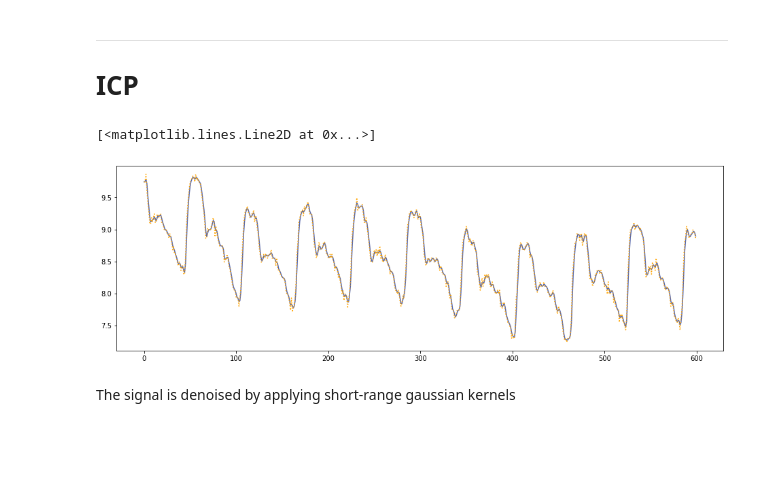
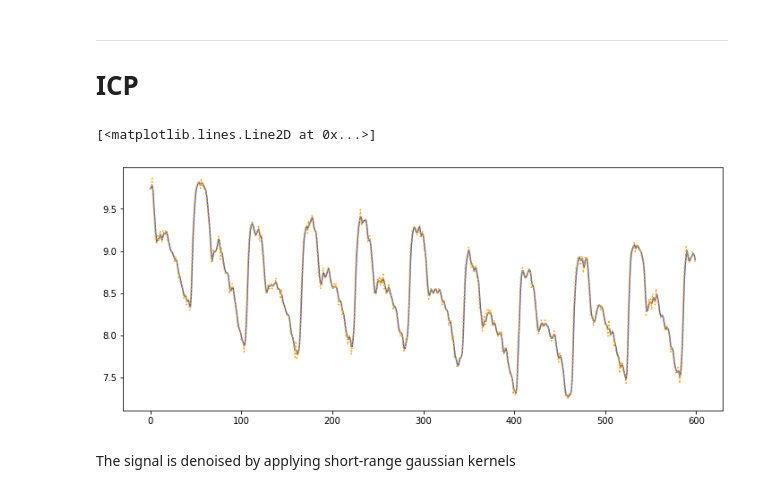
Before and after one commit to opeltre/revert, a Jupyter notebook: notebooks/friday.ipynb, the cells around one changed output. Saved outputs shown, nothing was run; the diff lists cells and outputs as text; code cells hidden in the pictures; blank space fills up the shorter version.

```diff
--- a/notebooks/friday.ipynb
+++ b/notebooks/friday.ipynb
@@ -83,15 +83,15 @@ Temporal methods are more suited for non-linear systems.
 # %%
 import icp
 f = icp.file(0)
 p_raw = f.icp(600)
 p = sig.heat(0.8)(p_raw)
 
-plt.figure(figsize=(16, 5))
+plt.figure(figsize=(12, 5))
 plt.plot(p, color="#56a")
 plt.plot(p_raw, color="orange", linestyle="dotted")
 # %% [output]
 [<matplotlib.lines.Line2D at 0x...>]
-[figure, old version]
+[figure, new version]
 # %% [markdown]
 The signal is denoised by applying short-range gaussian kernels
 # %% [markdown]
```
Also changed, not shown: parts of 2 cells of this notebook.
